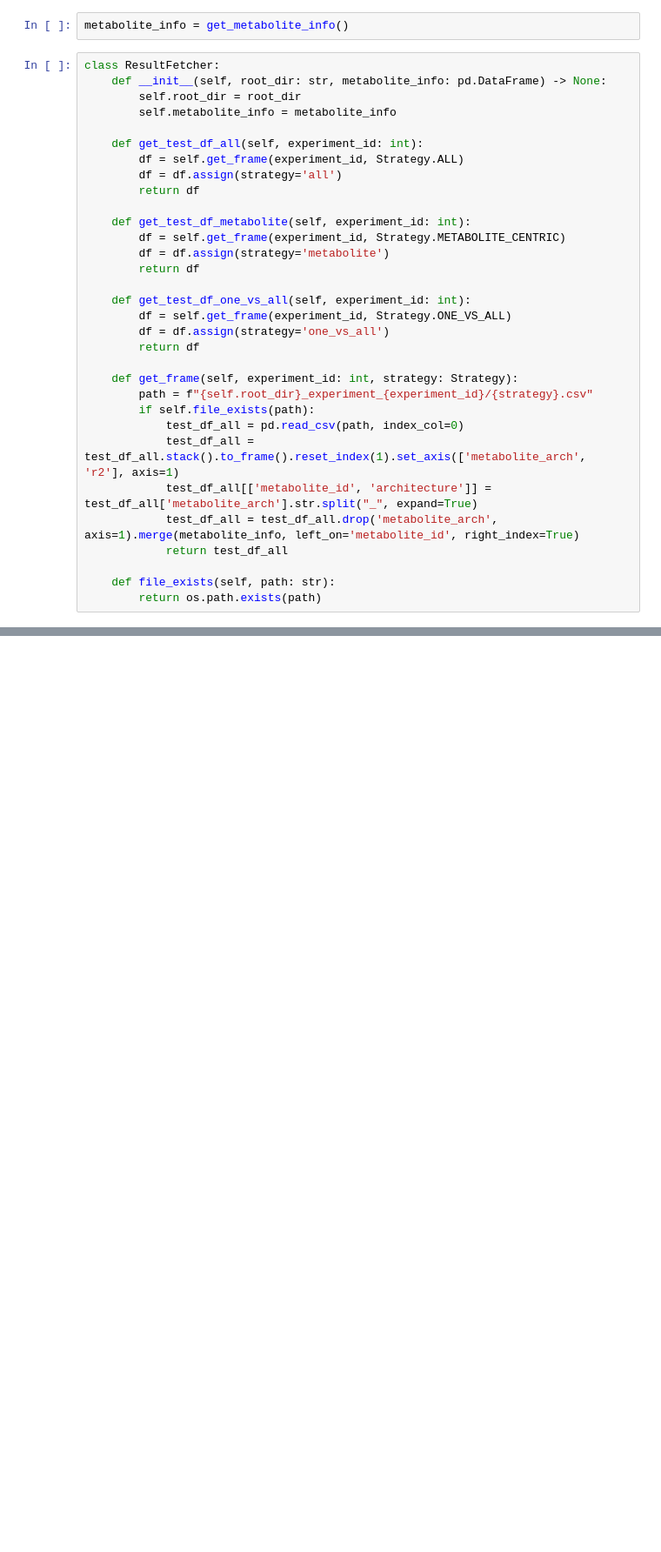
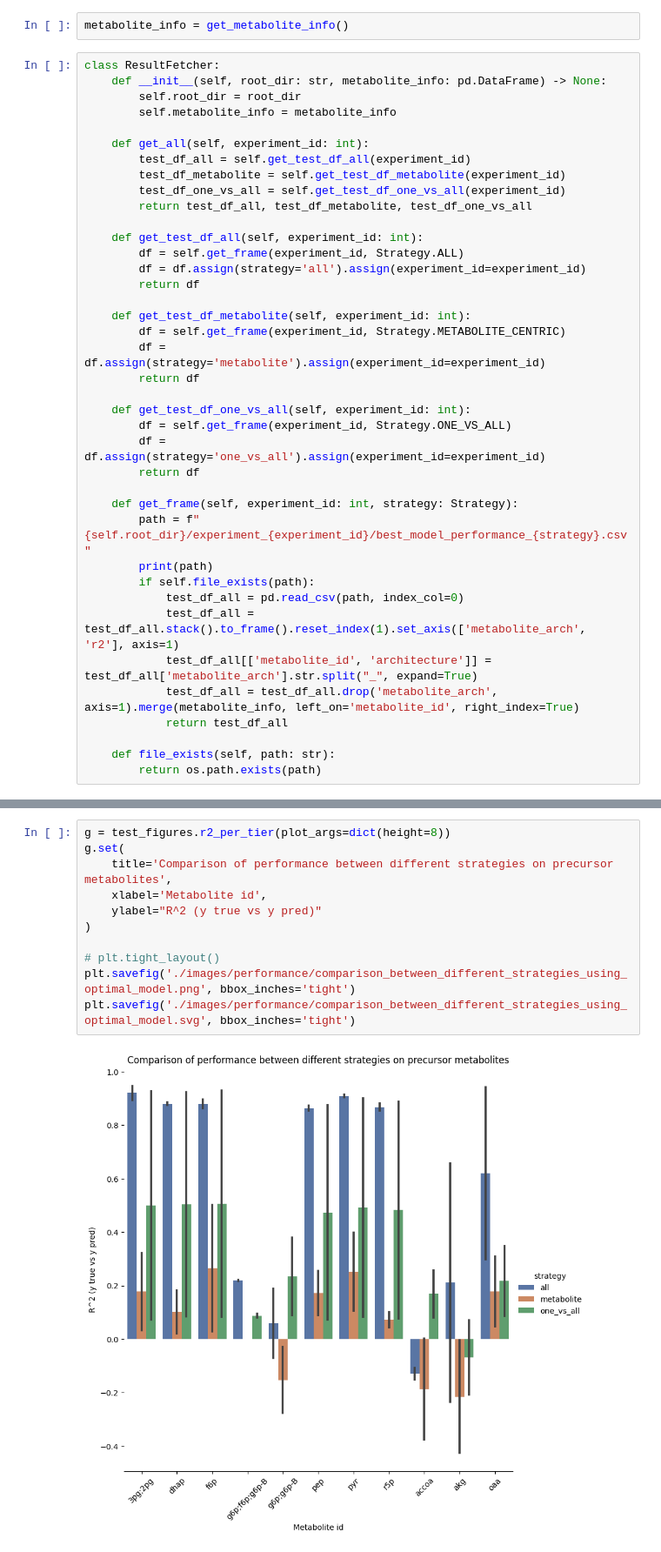
Before and after one commit to trdvangraft/thesis, a Jupyter notebook: metaengineering/analysis/result_analyser_all.ipynb, the cells around one changed output, grey strips where cells are left out. Shown at 87% size. Drawn from its saved outputs; the diff is of its cells as text; blank space fills up the shorter version.

```diff
--- a/metaengineering/analysis/result_analyser_all.ipynb
+++ b/metaengineering/analysis/result_analyser_all.ipynb
@@ -56,23 +56,30 @@ class ResultFetcher:
         self.root_dir = root_dir
         self.metabolite_info = metabolite_info
 
+    def get_all(self, experiment_id: int):
+        test_df_all = self.get_test_df_all(experiment_id)
+        test_df_metabolite = self.get_test_df_metabolite(experiment_id)
+        test_df_one_vs_all = self.get_test_df_one_vs_all(experiment_id)
+        return test_df_all, test_df_metabolite, test_df_one_vs_all
+
     def get_test_df_all(self, experiment_id: int):
         df = self.get_frame(experiment_id, Strategy.ALL)
-        df = df.assign(strategy='all')
+        df = df.assign(strategy='all').assign(experiment_id=experiment_id)
         return df
 
     def get_test_df_metabolite(self, experiment_id: int):
         df = self.get_frame(experiment_id, Strategy.METABOLITE_CENTRIC)
-        df = df.assign(strategy='metabolite')
+        df = df.assign(strategy='metabolite').assign(experiment_id=experiment_id)
         return df
 
     def get_test_df_one_vs_all(self, experiment_id: int):
         df = self.get_frame(experiment_id, Strategy.ONE_VS_ALL)
-        df = df.assign(strategy='one_vs_all')
+        df = df.assign(strategy='one_vs_all').assign(experiment_id=experiment_id)
         return df
 
     def get_frame(self, experiment_id: int, strategy: Strategy):
-        path = f"{self.root_dir}_experiment_{experiment_id}/{strategy}.csv"
+        path = f"{self.root_dir}/experiment_{experiment_id}/best_model_performance_{strategy}.csv"
+        print(path)
         if self.file_exists(path):
             test_df_all = pd.read_csv(path, index_col=0)
             test_df_all = test_df_all.stack().to_frame().reset_index(1).set_axis(['metabolite_arch', 'r2'], axis=1)
@@ -119,0 +168,13 @@ test_figures = TestFigures(test_df)
+# %%
+g = test_figures.r2_per_tier(plot_args=dict(height=8))
+g.set(
+    title='Comparison of performance between different strategies on precursor metabolites',
+    xlabel='Metabolite id',
+    ylabel="R^2 (y true vs y pred)"
+)
+
+# plt.tight_layout()
+plt.savefig('./images/performance/comparison_between_different_strategies_using_optimal_model.png', bbox_inches='tight')
+plt.savefig('./images/performance/comparison_between_different_strategies_using_optimal_model.svg', bbox_inches='tight')
+# %% [output]
+[figure, added]
```
Also changed, not shown: parts of 6 cells of this notebook, 52 other files.
